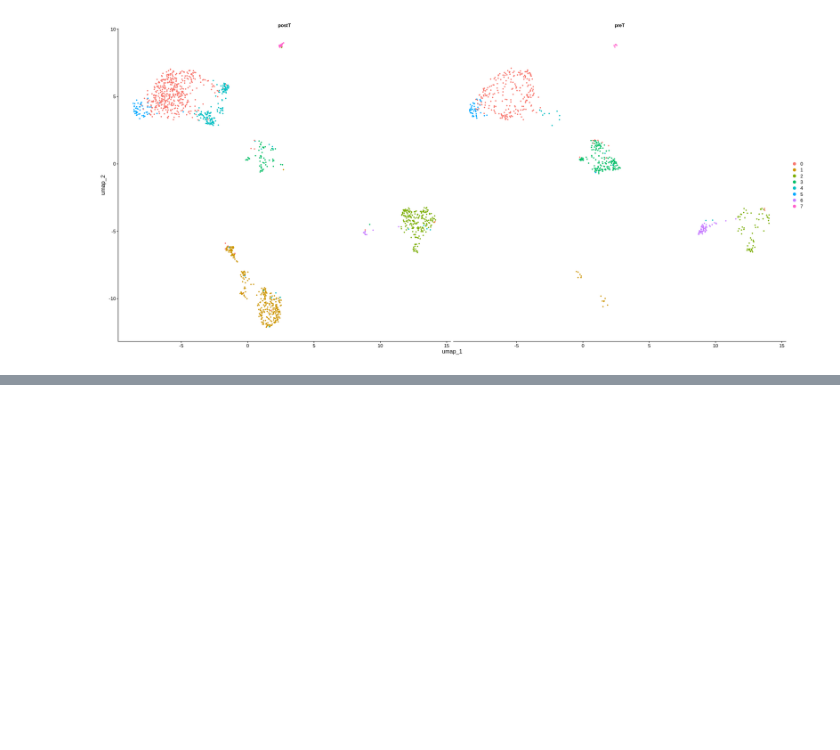
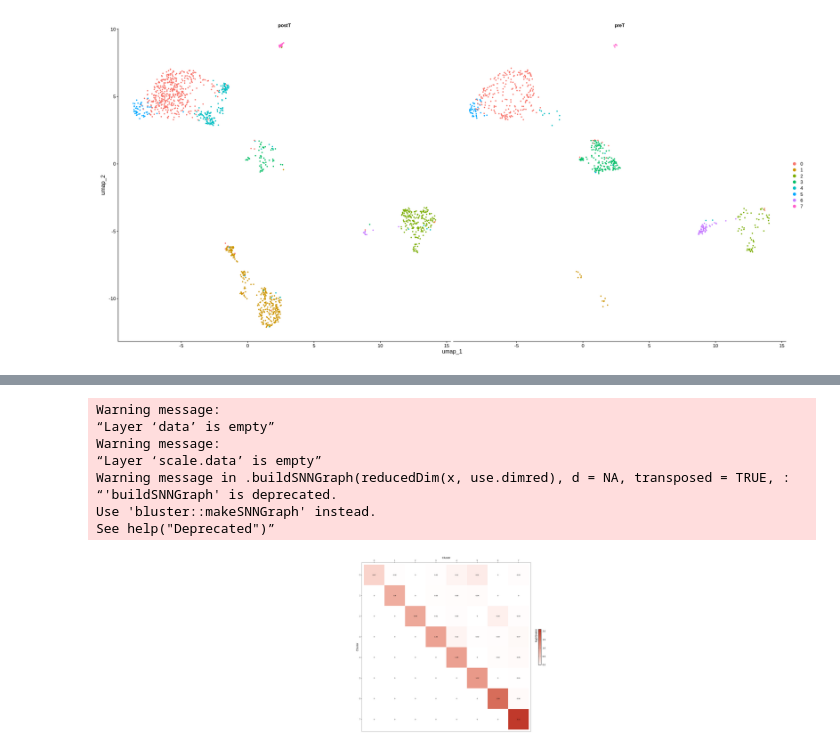
Before and after one commit to anwaruddin1/Bioinformatics-Workshop, a Jupyter notebook: 01_scRNAseq_analysis.ipynb, the cells around one changed output, grey strips where cells are left out. Saved outputs shown, nothing was run; the diff lists cells and outputs as text; code cells hidden in the pictures; blank space fills up the shorter version.

```diff
--- a/01_scRNAseq_analysis.ipynb
+++ b/01_scRNAseq_analysis.ipynb
@@ -664,0 +736,57 @@ A data.frame: 6 × 10
+# %%
+options(repr.plot.width = 40, repr.plot.height = 10, repr.plot.res = 100)
+obj_combined.integrated_res <- JoinLayers(obj_combined.integrated_res, assay = "RNA")
+sce <- as.SingleCellExperiment(obj_combined.integrated_res, assay = "RNA")
+
+
+reducedDim(sce, 'PCA_sub') <- reducedDim(sce, 'PCA')[,1:15, drop = FALSE]
+
+g <- scran::buildSNNGraph(sce, use.dimred = 'PCA_sub')
+
+ratio <- bluster::pairwiseModularity(g, obj_combined.integrated_res@meta.data$seurat_clusters, as.ratio = TRUE)
+
+ratio_to_plot <- log10(ratio+1)
+
+p <- ratio_to_plot %>%
+  as_tibble() %>%
+  rownames_to_column(var = 'cluster_1') %>%
+  pivot_longer(
+    cols = 2:ncol(.),
+    names_to = 'cluster_2',
+    values_to = 'probability'
+  ) %>%
+  mutate(
+    cluster_1 = as.character(as.numeric(cluster_1) - 1),
+    cluster_1 = factor(cluster_1, levels = rev(unique(cluster_1))),
+    cluster_2 = factor(cluster_2, levels = unique(cluster_2))
+  ) %>%
+  ggplot(aes(cluster_2, cluster_1, fill = probability)) +
+  geom_tile(color = 'white') +
+  geom_text(aes(label = round(probability, digits = 2)), size = 2.5) +
+  scale_x_discrete(name = 'Cluster', position = 'top') +
+  scale_y_discrete(name = 'Cluster') +
+  scale_fill_gradient(
+    name = 'log10(ratio)', low = 'white', high = '#c0392b', na.value = '#bdc3c7',
+    guide = guide_colorbar(
+      frame.colour = 'black', ticks.colour = 'black', title.position = 'left',
+      title.theme = element_text(hjust = 1, angle = 90),
+      barwidth = 0.75, barheight = 10
+    )
+  ) +
+  coord_fixed() +
+  theme_bw() +
+  theme(
+    legend.position = 'right',
+    panel.grid.major = element_blank()
+  )
+p
+# %% [output]
+Warning message:
+“Layer ‘data’ is empty”
+Warning message:
+“Layer ‘scale.data’ is empty”
+Warning message in .buildSNNGraph(reducedDim(x, use.dimred), d = NA, transposed = TRUE, :
+“'buildSNNGraph' is deprecated.
+Use 'bluster::makeSNNGraph' instead.
+See help("Deprecated")”
+[figure, added]
```
Also changed, not shown: parts of 28 cells of this notebook.
